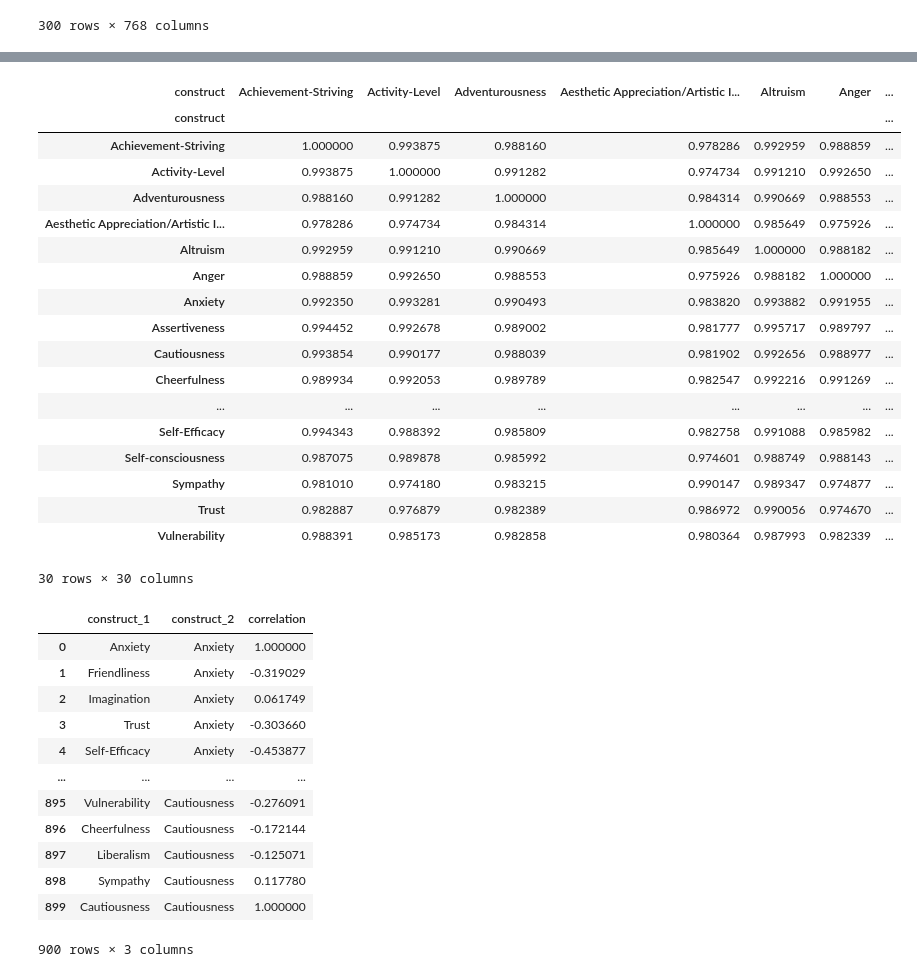
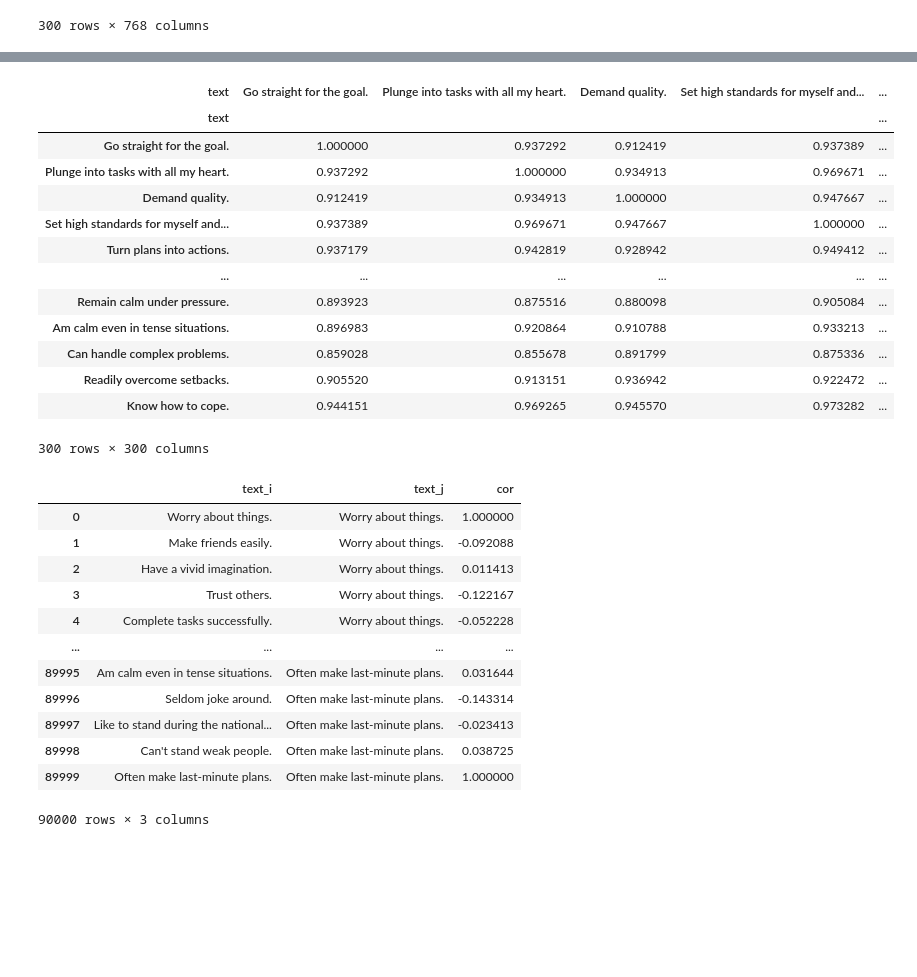
Before and after one commit to Zak-Hussain/LLM4BeSci, a Jupyter notebook: personality/personality.ipynb, the cells around one changed output, grey strips where cells are left out. Cells and saved outputs as stored; diff of their text form; code cells hidden in the pictures; blank space fills up the shorter version.

Commit message:
just item-corrs now, simpler

```diff
--- a/personality/personality.ipynb
+++ b/personality/personality.ipynb
@@ -138,10 +139,3 @@ features
 | 298 | -0.156440 | -0.067095 | -0.164803 | 0.055055 | 0.044017 | -0.371144 | 0.238250 | 0.062213 | 0.249838 | -0.599417 | ... | ... |
 | 299 | -0.003178 | -0.103176 | -0.195053 | -0.076308 | -0.018174 | -0.254264 | 0.165975 | 0.322429 | 0.007451 | -0.390140 | ... | ... |
 300 rows × 768 columns
-# %%
-# Adding the construct that each embedding represents
-features['construct'] = neo_items['construct']
-
-# Calculating the mean embedding for each construct
-construct_embeds = features.groupby('construct').mean()
-construct_embeds
@@ -168,48 +142,43 @@ construct_embeds
 # %%
 # Calculating the cosine similarity between construct embeddings
 sims = pd.DataFrame(
-    cosine_similarity(construct_embeds), # cosine similarity between each pair of rows
-    index=construct_embeds.index, # row names
-    columns=construct_embeds.index # column names
+    cosine_similarity(features),
+    index=neo_items['text'],
+    columns=neo_items['text'],
 )
 sims
 # %% [output]
-| construct | Achievement-Striving | Activity-Level | Adventurousness | Aesthetic Appreciation/Artistic I... | Altruism | Anger | ... |
-| construct |  |  |  |  |  |  | ... |
-| Achievement-Striving | 1.000000 | 0.993875 | 0.988160 | 0.978286 | 0.992959 | 0.988859 | ... |
-| Activity-Level | 0.993875 | 1.000000 | 0.991282 | 0.974734 | 0.991210 | 0.992650 | ... |
-| Adventurousness | 0.988160 | 0.991282 | 1.000000 | 0.984314 | 0.990669 | 0.988553 | ... |
-| Aesthetic Appreciation/Artistic I... | 0.978286 | 0.974734 | 0.984314 | 1.000000 | 0.985649 | 0.975926 | ... |
-| Altruism | 0.992959 | 0.991210 | 0.990669 | 0.985649 | 1.000000 | 0.988182 | ... |
-| Anger | 0.988859 | 0.992650 | 0.988553 | 0.975926 | 0.988182 | 1.000000 | ... |
-| Anxiety | 0.992350 | 0.993281 | 0.990493 | 0.983820 | 0.993882 | 0.991955 | ... |
-| Assertiveness | 0.994452 | 0.992678 | 0.989002 | 0.981777 | 0.995717 | 0.989797 | ... |
-| Cautiousness | 0.993854 | 0.990177 | 0.988039 | 0.981902 | 0.992656 | 0.988977 | ... |
-| Cheerfulness | 0.989934 | 0.992053 | 0.989789 | 0.982547 | 0.992216 | 0.991269 | ... |
-| ... | ... | ... | ... | ... | ... | ... | ... |
-| Self-Efficacy | 0.994343 | 0.988392 | 0.985809 | 0.982758 | 0.991088 | 0.985982 | ... |
-| Self-consciousness | 0.987075 | 0.989878 | 0.985992 | 0.974601 | 0.988749 | 0.988143 | ... |
-| Sympathy | 0.981010 | 0.974180 | 0.983215 | 0.990147 | 0.989347 | 0.974877 | ... |
-| Trust | 0.982887 | 0.976879 | 0.982389 | 0.986972 | 0.990056 | 0.974670 | ... |
-| Vulnerability | 0.988391 | 0.985173 | 0.982858 | 0.980364 | 0.987993 | 0.982339 | ... |
+| text | Go straight for the goal. | Plunge into tasks with all my heart. | Demand quality. | Set high standards for myself and... | ... |
+| text |  |  |  |  | ... |
+| Go straight for the goal. | 1.000000 | 0.937292 | 0.912419 | 0.937389 | ... |
+| Plunge into tasks with all my heart. | 0.937292 | 1.000000 | 0.934913 | 0.969671 | ... |
+| Demand quality. | 0.912419 | 0.934913 | 1.000000 | 0.947667 | ... |
+| Set high standards for myself and... | 0.937389 | 0.969671 | 0.947667 | 1.000000 | ... |
+| Turn plans into actions. | 0.937179 | 0.942819 | 0.928942 | 0.949412 | ... |
+| ... | ... | ... | ... | ... | ... |
+| Remain calm under pressure. | 0.893923 | 0.875516 | 0.880098 | 0.905084 | ... |
+| Am calm even in tense situations. | 0.896983 | 0.920864 | 0.910788 | 0.933213 | ... |
+| Can handle complex problems. | 0.859028 | 0.855678 | 0.891799 | 0.875336 | ... |
+| Readily overcome setbacks. | 0.905520 | 0.913151 | 0.936942 | 0.922472 | ... |
+| Know how to cope. | 0.944151 | 0.969265 | 0.945570 | 0.973282 | ... |
-30 rows × 30 columns
+300 rows × 300 columns
 # %%
 # Loading observed correlations and pivoting to a correlation matrix
-sims_observed = pd.read_csv('NEO_correlations.csv')
+sims_observed = pd.read_csv('item_corrs.csv')
 sims_observed
 # %% [output]
-|  | construct_1 | construct_2 | correlation |
-| 0 | Anxiety | Anxiety | 1.000000 |
-| 1 | Friendliness | Anxiety | -0.319029 |
-| 2 | Imagination | Anxiety | 0.061749 |
-| 3 | Trust | Anxiety | -0.303660 |
-| 4 | Self-Efficacy | Anxiety | -0.453877 |
+|  | text_i | text_j | cor |
+| 0 | Worry about things. | Worry about things. | 1.000000 |
+| 1 | Make friends easily. | Worry about things. | -0.092088 |
+| 2 | Have a vivid imagination. | Worry about things. | 0.011413 |
+| 3 | Trust others. | Worry about things. | -0.122167 |
+| 4 | Complete tasks successfully. | Worry about things. | -0.052228 |
 | ... | ... | ... | ... |
-| 895 | Vulnerability | Cautiousness | -0.276091 |
-| 896 | Cheerfulness | Cautiousness | -0.172144 |
-| 897 | Liberalism | Cautiousness | -0.125071 |
-| 898 | Sympathy | Cautiousness | 0.117780 |
-| 899 | Cautiousness | Cautiousness | 1.000000 |
+| 89995 | Am calm even in tense situations. | Often make last-minute plans. | 0.031644 |
+| 89996 | Seldom joke around. | Often make last-minute plans. | -0.143314 |
+| 89997 | Like to stand during the national... | Often make last-minute plans. | -0.023413 |
+| 89998 | Can't stand weak people. | Often make last-minute plans. | 0.038725 |
+| 89999 | Often make last-minute plans. | Often make last-minute plans. | 1.000000 |
-900 rows × 3 columns
+90000 rows × 3 columns
 # %%
 # Pivoting to a correlation matrix for easy comparison with predicted correlations
```
Also changed, not shown: parts of 6 cells of this notebook.
